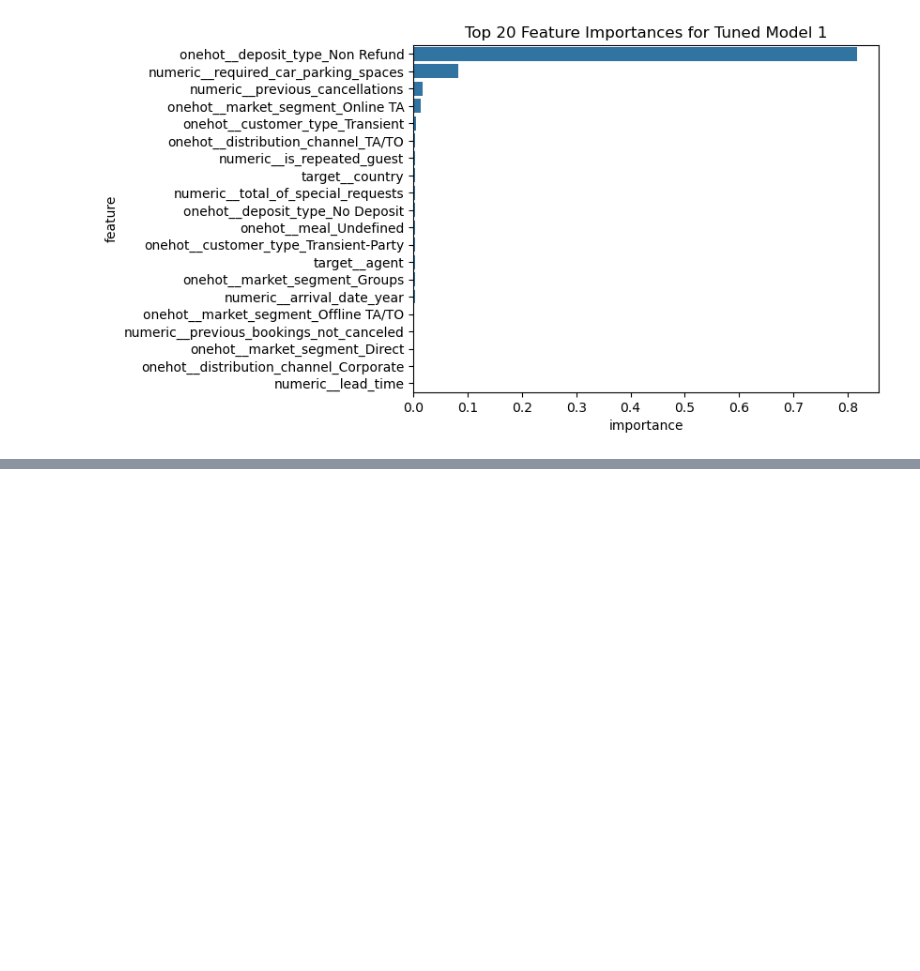
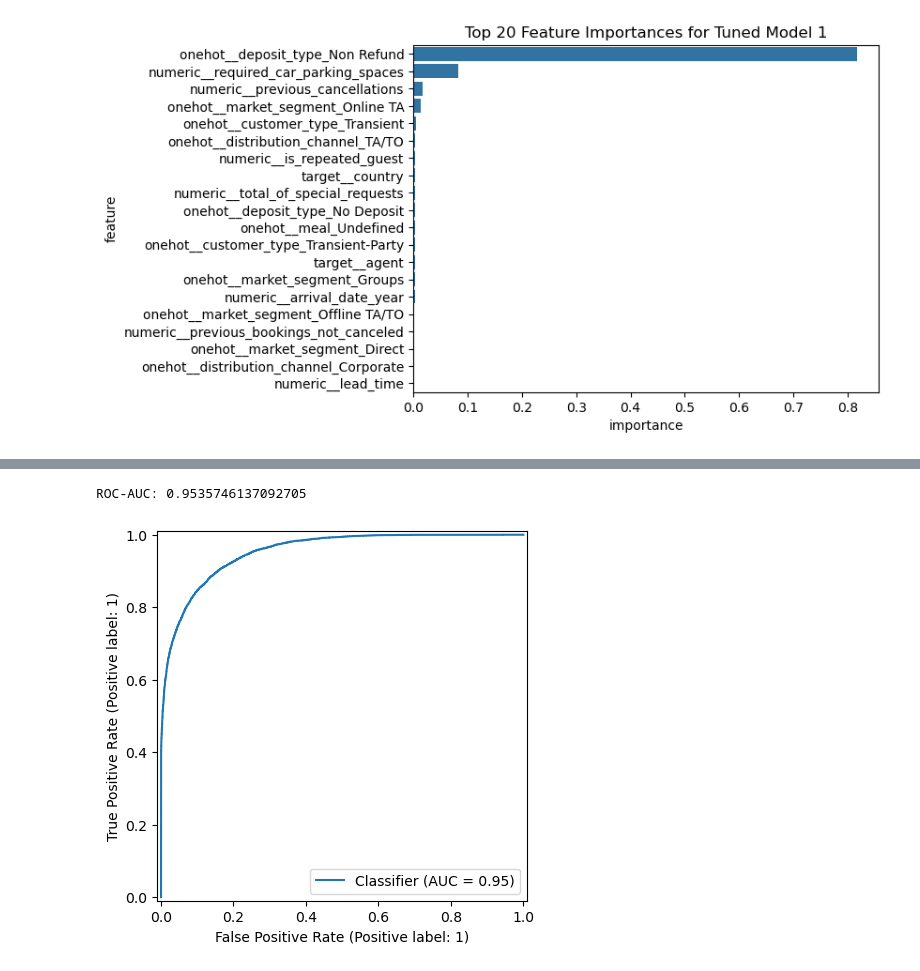
Before and after one commit to Sebastijan-Dominis/hotel_management, a Jupyter notebook: training/cancellation_prediction/XGBoost.ipynb, the cells around one changed output, grey strips where cells are left out. Saved outputs shown, nothing was run; the diff lists cells and outputs as text; code cells hidden in the pictures; blank space fills up the shorter version.

```diff
--- a/training/cancellation_prediction/XGBoost.ipynb
+++ b/training/cancellation_prediction/XGBoost.ipynb
@@ -693,0 +711,38 @@ plt.show();
+# %%
+param_dist_3 = {
+    "model__n_estimators": [700, 800, 1000],
+
+    # Shallower trees to avoid overfitting
+    "model__max_depth": [5, 6, 7, 8],
+
+    # Lower learning rate so trees are less aggressive
+    "model__learning_rate": [0.1, 0.2],
+
+    # Regularization
+    "model__min_child_weight": [4, 5, 7],
+    "model__gamma": [0, 0.5],
+
+    # Subsampling to prevent memorization
+    "model__subsample": [0.9, 1.0],
+    "model__colsample_bytree": [0.7, 0.8, 0.9],
+
+    # L1/L2 regularization
+    "model__reg_alpha": [0.5, 1, 2],
+    "model__reg_lambda": [5, 7, 10],
+}
+
+random_search_3 = RandomizedSearchCV(
+    pipeline,
+    param_distributions=param_dist_3,
+    n_iter=100,
+    cv=3,
+    scoring="roc_auc",
+    verbose=2,
+    n_jobs=1, # Use 1 to avoid potential GPU conflicts
+    random_state=42
+)
+
+random_search_3.fit(X_train, y_train)
+
+tuned_xgb_pipeline_3 = random_search_3.best_estimator_
+tuned_xgb_pipeline_3
@@ -693,0 +841,10 @@ plt.show();
+# %%
+y_probs = tuned_xgb_pipeline_3.predict_proba(X_test)[:,1]
+auc = roc_auc_score(y_test, y_probs)
+print("ROC-AUC:", auc)
+
+RocCurveDisplay.from_predictions(y_test, y_probs)
+plt.show();
+# %% [output]
+ROC-AUC: 0.9535746137092705
+[figure, added]
```
Also changed, not shown: parts of 60 cells of this notebook, 3 other files.
